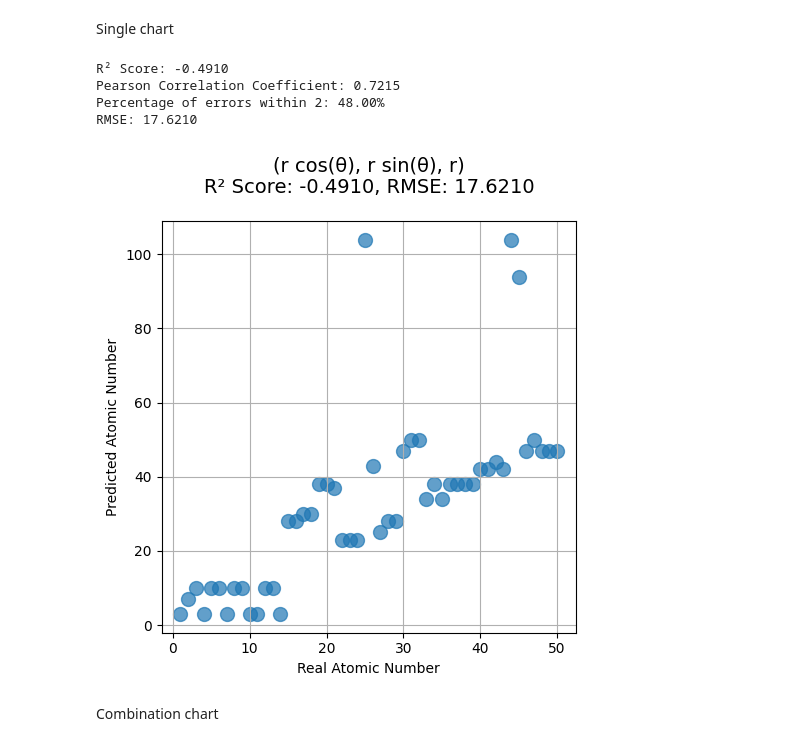
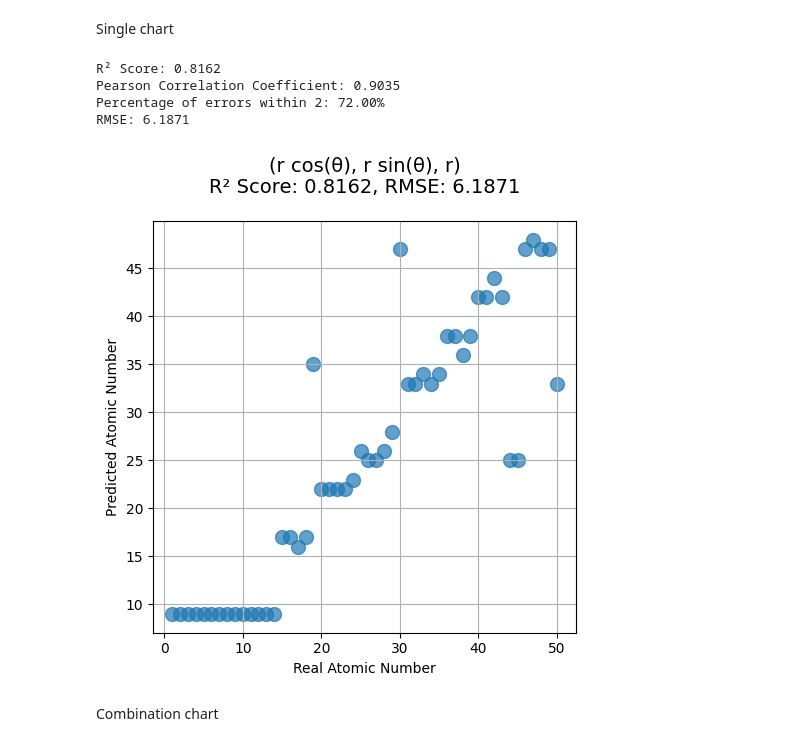
Before and after one commit to tldr-group/LLM-knowledge-representation, a Jupyter notebook: Geometry/plot_intervetion.ipynb, the cells around one changed output. Cells and saved outputs as stored; diff of their text form; code cells hidden in the pictures.

```diff
--- a/Geometry/plot_intervetion.ipynb
+++ b/Geometry/plot_intervetion.ipynb
@@ -11,7 +11,7 @@ data = pd.read_csv(file_path)
 prediction_file = '../Results/intervention/first_number_per_layer.csv'
 
 atomic_number_data = pd.read_csv(prediction_file, header=None)
-atomic_number = pd.to_numeric(atomic_number_data.iloc[10, 1:52], errors='coerce').values
+atomic_number = pd.to_numeric(atomic_number_data.iloc[9, 1:52], errors='coerce').values
 
 real_atomic_number = data['Atomic Number'][:len(atomic_number)]
 real_period = data['Period'][:len(atomic_number)]
@@ -31,38 +31,38 @@ absolute_errors = np.abs(real_atomic_number - atomic_number)
 within_2 = np.sum(absolute_errors <= 2)
 percentage_within_2 = (within_2 / len(absolute_errors)) * 100
 print(f"Percentage of errors within 2: {percentage_within_2:.2f}%")
 
 rmse = np.sqrt(mean_squared_error(real_atomic_number, atomic_number))
 print(f"RMSE: {rmse:.4f}")
 
 fig, ax = plt.subplots(figsize=(5, 5.5))
 scatter_plot = ax.scatter(
     real_atomic_number,
     atomic_number,
     s=100,
     alpha=0.7
 )
 
 # cbar = plt.colorbar(scatter_plot, ax=ax, orientation='vertical', pad=0.02)
 # cbar.set_label("Period", fontsize=12)
 
 ax.set_title(
     f"(r cos(θ), r sin(θ), r)\nR² Score: {r2:.4f}, RMSE: {rmse:.4f}",
     fontsize=14,
     pad=20
 )
 ax.set_xlabel("Real Atomic Number")
 ax.set_ylabel("Predicted Atomic Number")
 
 plt.grid(True)
 plt.tight_layout()
 plt.show()
 # %% [output]
-R² Score: -0.4910
-Pearson Correlation Coefficient: 0.7215
-Percentage of errors within 2: 48.00%
-RMSE: 17.6210
+R² Score: 0.8162
+Pearson Correlation Coefficient: 0.9035
+Percentage of errors within 2: 72.00%
+RMSE: 6.1871
-[figure, old version]
+[figure, new version]
 # %% [markdown]
 Combination chart
 # %%
```
Also changed, not shown: parts of 2 cells of this notebook, 12 other files.
